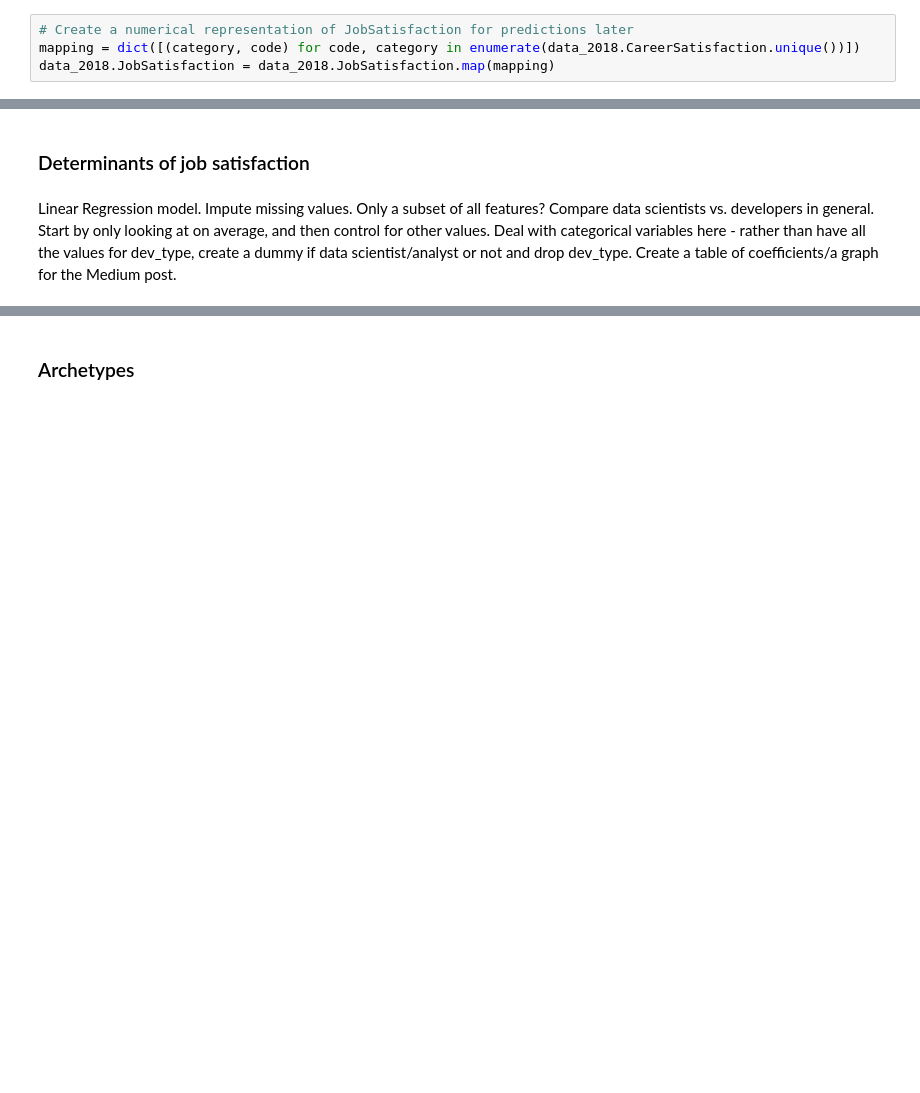
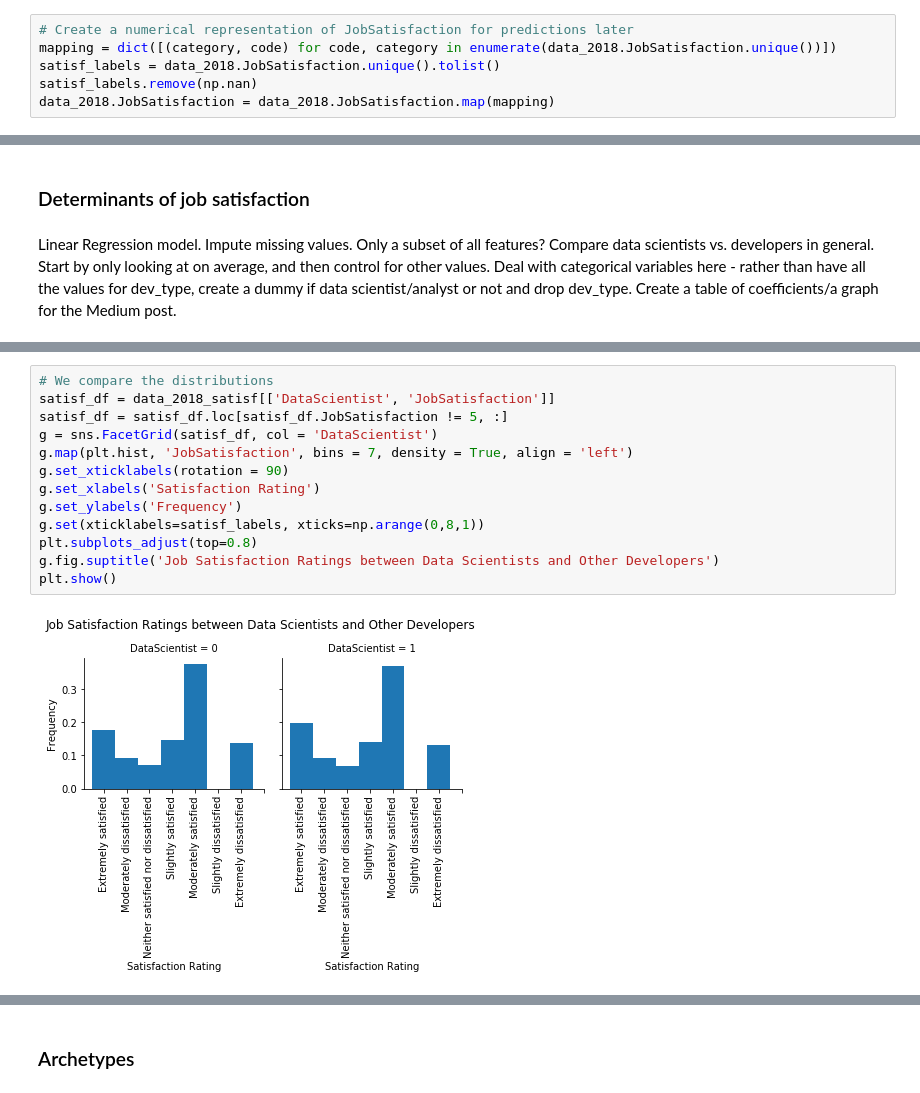
Before and after one commit to celestinhermez/stackoverflow_survey_2018_analysis, a Jupyter notebook: Developer Survey Analysis.ipynb, the cells around one changed output, grey strips where cells are left out. Cells and saved outputs as stored; diff of their text form; blank space fills up the shorter version.

Commit message:
Comparing Satisfaction Comparing distribution of satisfaction for data scientists vs. other developers using both graphs and numeric summaries

```diff
--- a/Developer Survey Analysis.ipynb
+++ b/Developer Survey Analysis.ipynb
@@ -134,7 +134,9 @@ No duplicate values to deal with.
 data_2018.Salary = pd.to_numeric(data_2018.Salary.str.replace(',', ''), errors = 'coerce')
 # %%
 # Create a numerical representation of JobSatisfaction for predictions later
-mapping = dict([(category, code) for code, category in enumerate(data_2018.CareerSatisfaction.unique())])
+mapping = dict([(category, code) for code, category in enumerate(data_2018.JobSatisfaction.unique())])
+satisf_labels = data_2018.JobSatisfaction.unique().tolist()
+satisf_labels.remove(np.nan)
 data_2018.JobSatisfaction = data_2018.JobSatisfaction.map(mapping)
 # %%
 # We create a new column that specifies whether someone is a data scientist
@@ -336,0 +346,15 @@ data_2018_satisf.drop('Respondent', axis = 1, inplace = True)
+# %%
+# We compare the distributions
+satisf_df = data_2018_satisf[['DataScientist', 'JobSatisfaction']]
+satisf_df = satisf_df.loc[satisf_df.JobSatisfaction != 5, :]
+g = sns.FacetGrid(satisf_df, col = 'DataScientist')
+g.map(plt.hist, 'JobSatisfaction', bins = 7, density = True, align = 'left')
+g.set_xticklabels(rotation = 90)
+g.set_xlabels('Satisfaction Rating')
+g.set_ylabels('Frequency')
+g.set(xticklabels=satisf_labels, xticks=np.arange(0,8,1))
+plt.subplots_adjust(top=0.8)
+g.fig.suptitle('Job Satisfaction Ratings between Data Scientists and Other Developers')
+plt.show()
+# %% [output]
+[figure, added]
```
Also changed, not shown: parts of 3 cells of this notebook.
